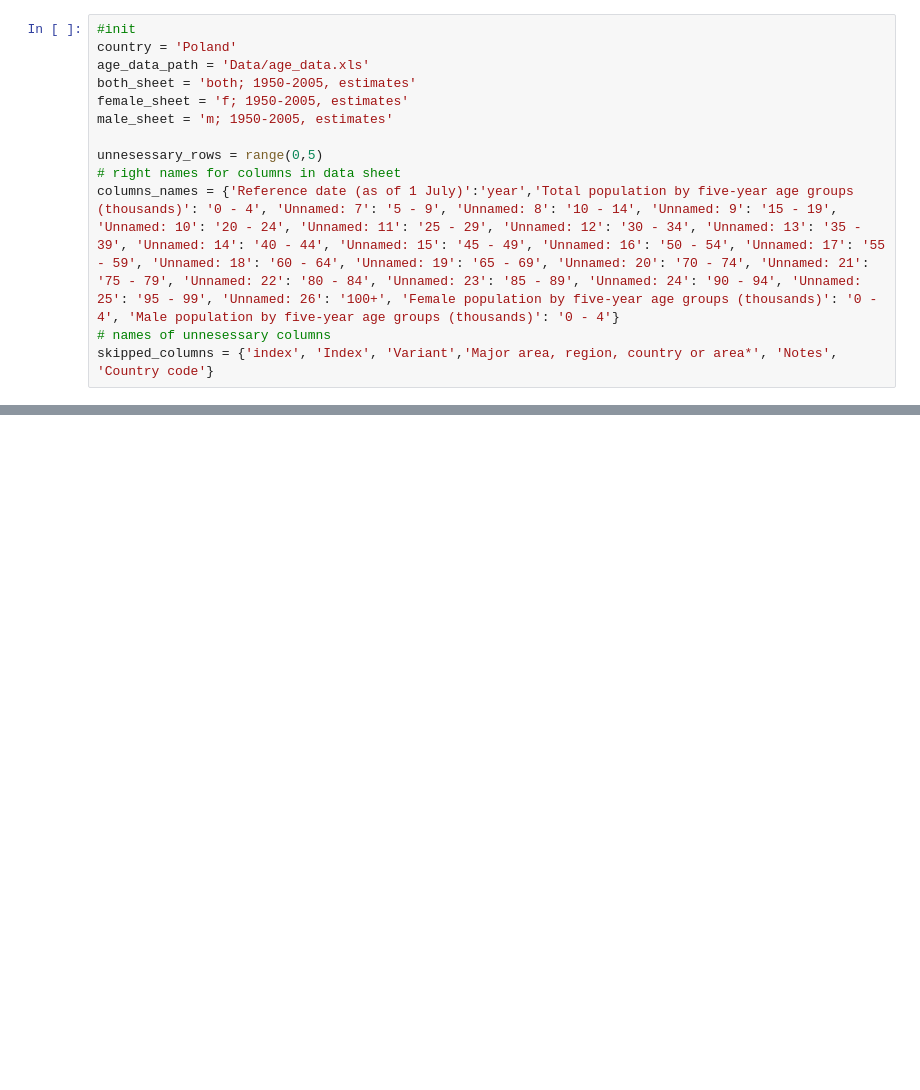
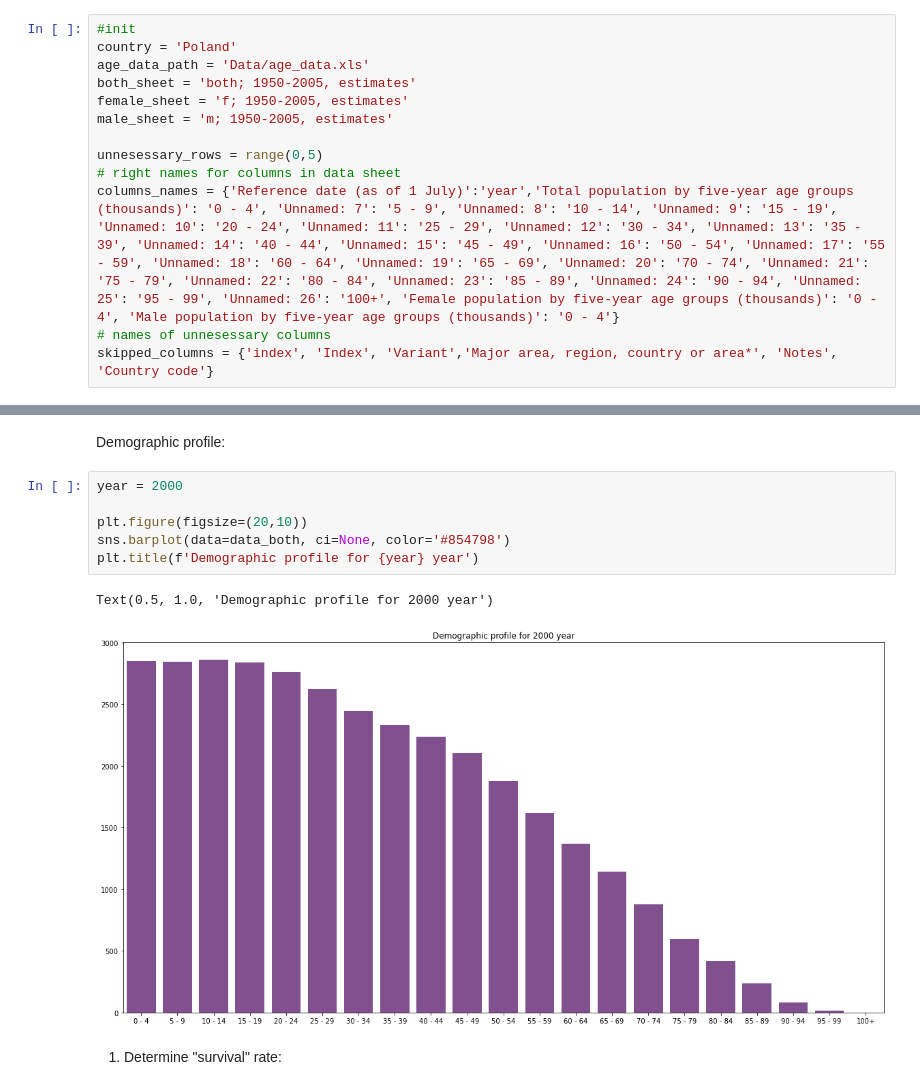
Before and after one commit to miceorbirds/Lab1, a Jupyter notebook: lab1.ipynb, the cells around one changed output, grey strips where cells are left out. Saved outputs shown, nothing was run; the diff lists cells and outputs as text; blank space fills up the shorter version.

Commit message:
create demographic profile func

```diff
--- a/lab1.ipynb
+++ b/lab1.ipynb
@@ -48,0 +57,13 @@ data_male
+# %% [markdown]
+Demographic profile:
+# %%
+year = 2000
+
+plt.figure(figsize=(20,10))
+sns.barplot(data=data_both, ci=None, color='#854798')
+plt.title(f'Demographic profile for {year} year')
+# %% [output]
+Text(0.5, 1.0, 'Demographic profile for 2000 year')
+[figure, added]
+# %% [markdown]
+1. Determine "survival" rate:
```
Also changed, not shown: parts of 4 cells of this notebook.
